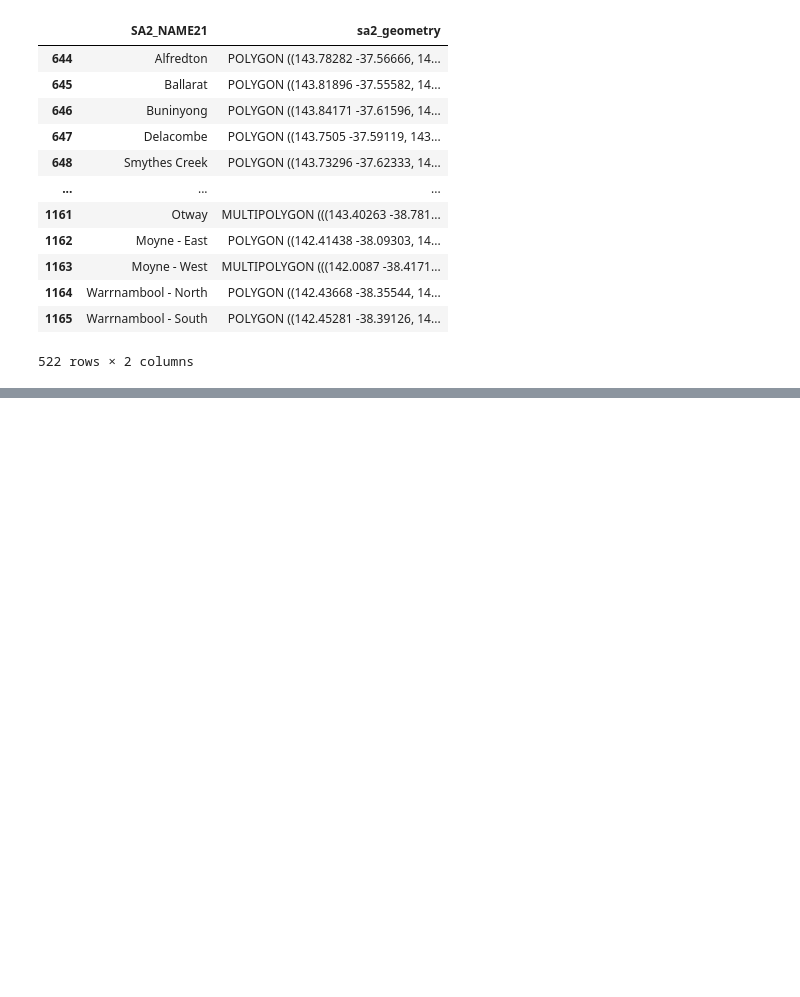
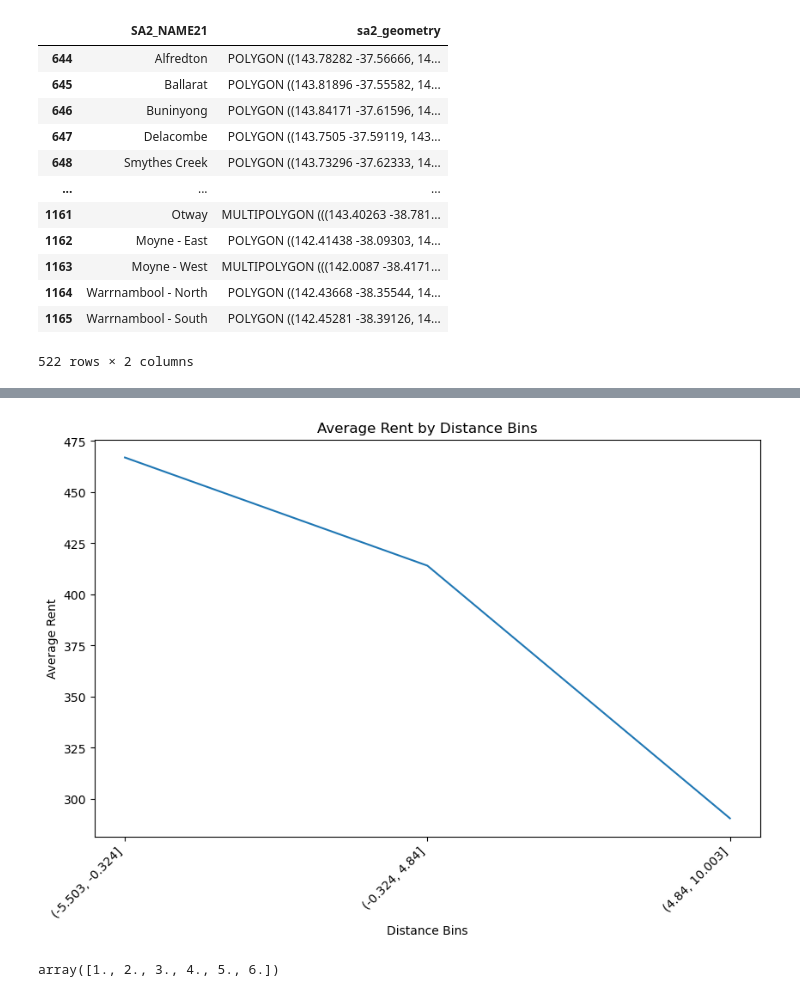
Before and after one commit to MAST30034-AppliedDataScience/project-2-group-real-estate-industry-project-32, a Jupyter notebook: notebooks/oldhouse_analysis_forcast.ipynb, the cells around one changed output, grey strips where cells are left out. Saved outputs shown, nothing was run; the diff lists cells and outputs as text; code cells hidden in the pictures; blank space fills up the shorter version.

```diff
--- a/notebooks/oldhouse_analysis_forcast.ipynb
+++ b/notebooks/oldhouse_analysis_forcast.ipynb
@@ -198,0 +203,25 @@ sa2_df.loc[]
+# %%
+plt.figure(figsize=(10, 6))
+df_st_['log_distance'] = np.log(df_st_['distance'])
+df_st_['distance_bins'] = pd.cut(df_st_['log_distance'], bins=3)
+
+average_rent_per_bin = df_st_.groupby('distance_bins')['rent'].mean().reset_index()
+
+# // average
+
+average_rent_per_bin['distance_bins'] = average_rent_per_bin['distance_bins'].astype(str)
+
+sns.lineplot(data=average_rent_per_bin, x='distance_bins', y='rent')
+plt.xticks(rotation=45, ha='right')
+plt.xlabel('Distance Bins')
+
+plt.ylabel('Average Rent')
+plt.title('Average Rent by Distance Bins')
+plt.show()
+# %% [output]
+[figure, added]
+# %%
+df_st_['num_bedrooms'].unique()
+df_st_['num_bathrooms'].unique()
+# %% [output]
+array([1., 2., 3., 4., 5., 6.])
```
Also changed, not shown: parts of 10 cells of this notebook, 1 other file.
